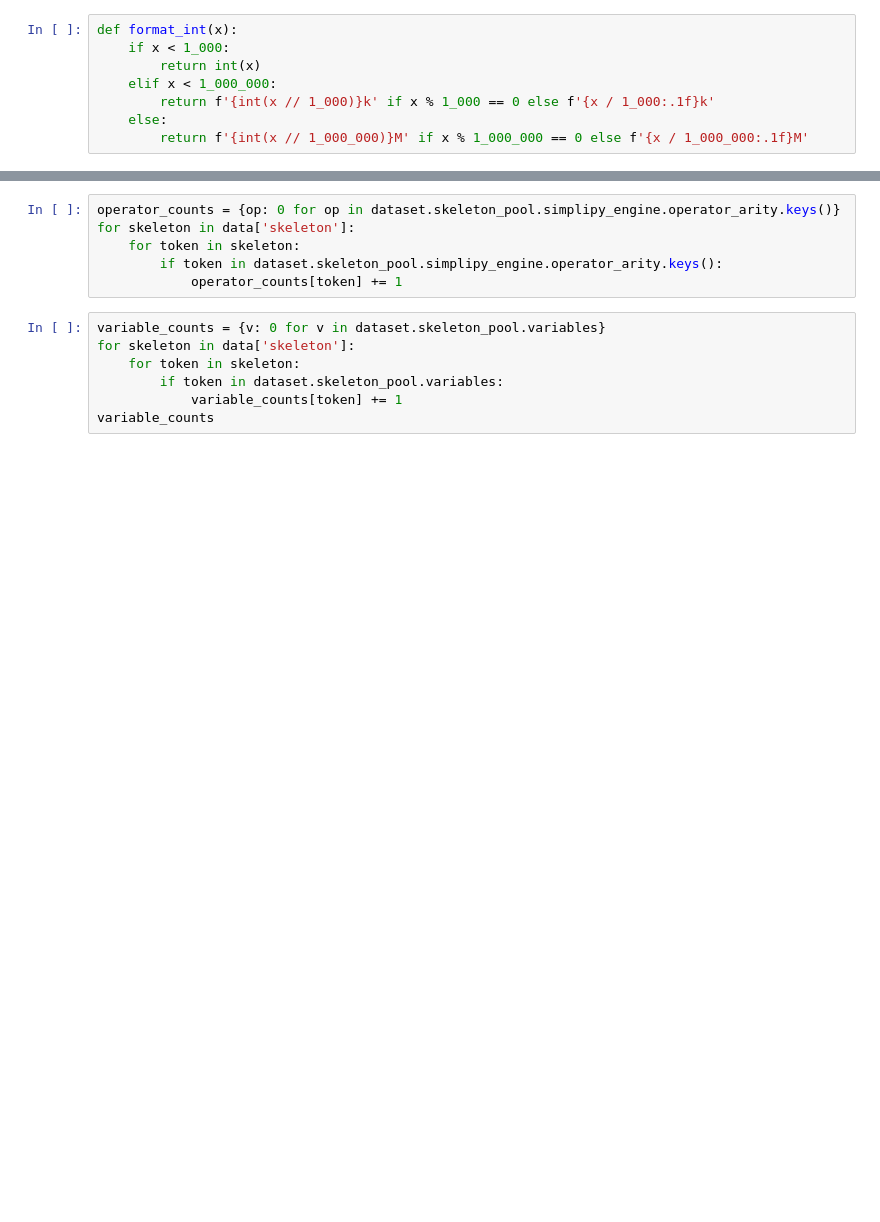
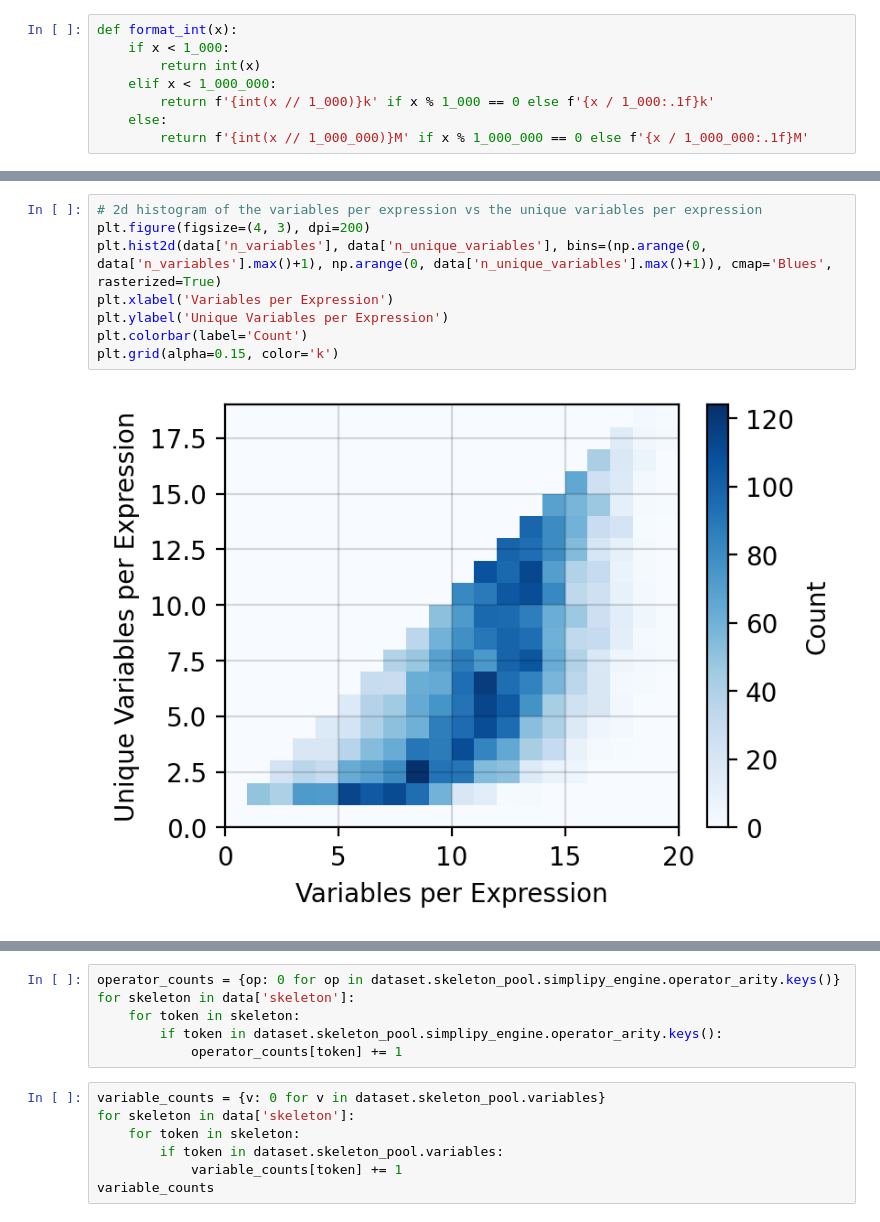
Before and after one commit to psaegert/flash-ansr, a Jupyter notebook: experimental/data_train_experimental.ipynb, the cells around one changed output, grey strips where cells are left out. Cells and saved outputs as stored; diff of their text form; blank space fills up the shorter version.

```diff
--- a/experimental/data_train_experimental.ipynb
+++ b/experimental/data_train_experimental.ipynb
@@ -79,3 +79,13 @@ fig.tight_layout(w_pad=2)
+# %%
+# 2d histogram of the variables per expression vs the unique variables per expression
+plt.figure(figsize=(4, 3), dpi=200)
+plt.hist2d(data['n_variables'], data['n_unique_variables'], bins=(np.arange(0, data['n_variables'].max()+1), np.arange(0, data['n_unique_variables'].max()+1)), cmap='Blues', rasterized=True)
+plt.xlabel('Variables per Expression')
+plt.ylabel('Unique Variables per Expression')
+plt.colorbar(label='Count')
+plt.grid(alpha=0.15, color='k')
+# %% [output]
+[figure, added]
 # %%
 data['skeleton'][6]
 # %% [output]
```
Also changed, not shown: parts of 13 cells of this notebook, 17 other files.
